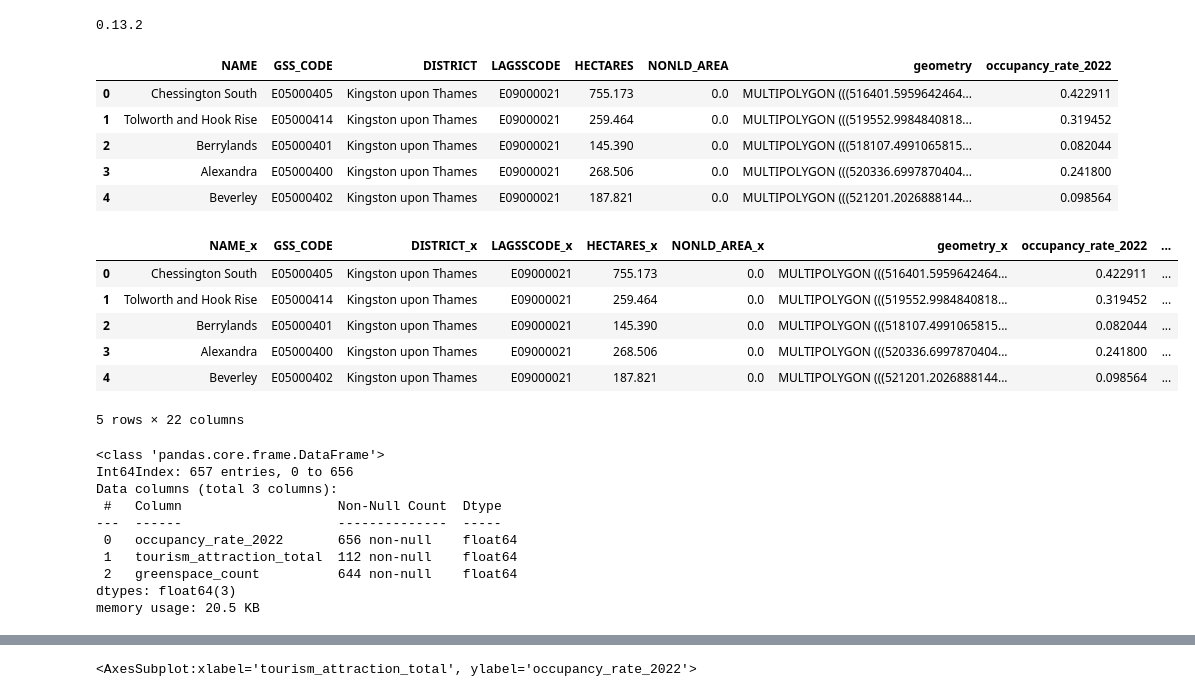
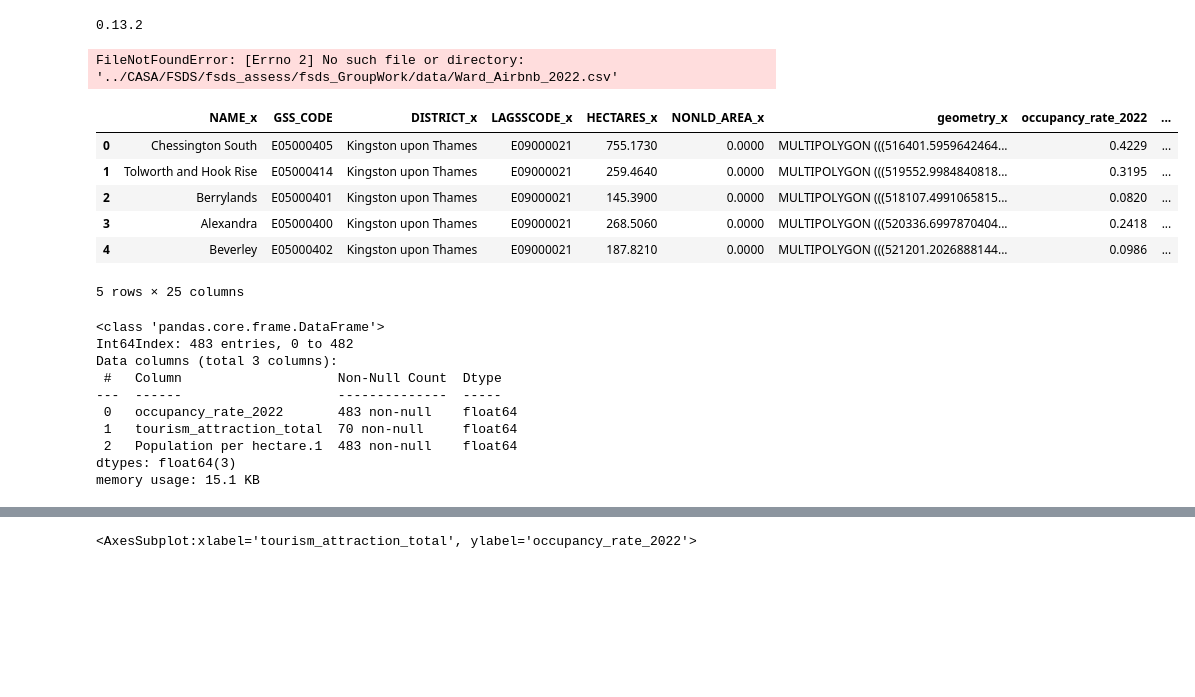
Before and after one commit to JinJiang22/fsds_GroupWork, a Jupyter notebook: independent_var.ipynb, the cells around one changed output, grey strips where cells are left out. Saved outputs shown, nothing was run; the diff lists cells and outputs as text; code cells hidden in the pictures; blank space fills up the shorter version.

```diff
--- a/independent_var.ipynb
+++ b/independent_var.ipynb
@@ -58,0 +52,6 @@ ValueError: Excel file format cannot be determined, you must specify an engine m
+# %%
+# Read the file from github repo URL
+url = "https://raw.githubusercontent.com/JinJiang22/fsds_GroupWork/main/data/population_density_2022.csv"
+pd_df= pd.read_csv(url, sep=";")
+
+pd_df.head(5)
@@ -944,51 +961,45 @@ print(statsmodels.__version__)
 # %%
 # Read the airbnb 2022 file from github repo URL
 url = "https://raw.githubusercontent.com/JinJiang22/fsds_GroupWork/main/data/analytical/Ward_Airbnb_2022.csv"
-abb_df = pd.read_csv(url)
+abb_df = pd.read_csv("../CASA/FSDS/fsds_assess/fsds_GroupWork/data/Ward_Airbnb_2022.csv")
 
 abb_df.head(5)
 # %% [output]
-|  | NAME | GSS_CODE | DISTRICT | LAGSSCODE | HECTARES | NONLD_AREA | geometry | occupancy_rate_2022 |
-| 0 | Chessington South | E05000405 | Kingston upon Thames | E09000021 | 755.173 | 0.0 | MULTIPOLYGON (((516401.5959642464... | 0.422911 |
-| 1 | Tolworth and Hook Rise | E05000414 | Kingston upon Thames | E09000021 | 259.464 | 0.0 | MULTIPOLYGON (((519552.9984840818... | 0.319452 |
-| 2 | Berrylands | E05000401 | Kingston upon Thames | E09000021 | 145.390 | 0.0 | MULTIPOLYGON (((518107.4991065815... | 0.082044 |
-| 3 | Alexandra | E05000400 | Kingston upon Thames | E09000021 | 268.506 | 0.0 | MULTIPOLYGON (((520336.6997870404... | 0.241800 |
-| 4 | Beverley | E05000402 | Kingston upon Thames | E09000021 | 187.821 | 0.0 | MULTIPOLYGON (((521201.2026888144... | 0.098564 |
+FileNotFoundError: [Errno 2] No such file or directory: '../CASA/FSDS/fsds_assess/fsds_GroupWork/data/Ward_Airbnb_2022.csv'
 # %%
 ## Merge dependent and independent variables dataframe into one dataframe
-dataframe = pd.merge(pd.merge(abb_df,ta_df,on='GSS_CODE'),gs_df,on='GSS_CODE')
+dataframe = pd.merge(pd.merge(abb_df,ta_df,on='GSS_CODE'),pd_df,on='GSS_CODE')
 
 dataframe.head()
 # %% [output]
 |  | NAME_x | GSS_CODE | DISTRICT_x | LAGSSCODE_x | HECTARES_x | NONLD_AREA_x | geometry_x | occupancy_rate_2022 | ... |
-| 0 | Chessington South | E05000405 | Kingston upon Thames | E09000021 | 755.173 | 0.0 | MULTIPOLYGON (((516401.5959642464... | 0.422911 | ... |
-| 1 | Tolworth and Hook Rise | E05000414 | Kingston upon Thames | E09000021 | 259.464 | 0.0 | MULTIPOLYGON (((519552.9984840818... | 0.319452 | ... |
-| 2 | Berrylands | E05000401 | Kingston upon Thames | E09000021 | 145.390 | 0.0 | MULTIPOLYGON (((518107.4991065815... | 0.082044 | ... |
-| 3 | Alexandra | E05000400 | Kingston upon Thames | E09000021 | 268.506 | 0.0 | MULTIPOLYGON (((520336.6997870404... | 0.241800 | ... |
-| 4 | Beverley | E05000402 | Kingston upon Thames | E09000021 | 187.821 | 0.0 | MULTIPOLYGON (((521201.2026888144... | 0.098564 | ... |
+| 0 | Chessington South | E05000405 | Kingston upon Thames | E09000021 | 755.1730 | 0.0000 | MULTIPOLYGON (((516401.5959642464... | 0.4229 | ... |
+| 1 | Tolworth and Hook Rise | E05000414 | Kingston upon Thames | E09000021 | 259.4640 | 0.0000 | MULTIPOLYGON (((519552.9984840818... | 0.3195 | ... |
+| 2 | Berrylands | E05000401 | Kingston upon Thames | E09000021 | 145.3900 | 0.0000 | MULTIPOLYGON (((518107.4991065815... | 0.0820 | ... |
+| 3 | Alexandra | E05000400 | Kingston upon Thames | E09000021 | 268.5060 | 0.0000 | MULTIPOLYGON (((520336.6997870404... | 0.2418 | ... |
+| 4 | Beverley | E05000402 | Kingston upon Thames | E09000021 | 187.8210 | 0.0000 | MULTIPOLYGON (((521201.2026888144... | 0.0986 | ... |
-5 rows × 22 columns
+5 rows × 25 columns
 # %%
 # Selecting attributes
 # Selecting variables needed
-df = dataframe[["occupancy_rate_2022", "tourism_attraction_total", "greenspace_count"]]
+df = dataframe[["occupancy_rate_2022", "tourism_attraction_total", "Population per hectare.1"]]
 
 df = df.apply(pd.to_numeric)
 
 # Checking the data
 df.head(5)
 df.info()
-b
 # %% [output]
 <class 'pandas.core.frame.DataFrame'>
-Int64Index: 657 entries, 0 to 656
+Int64Index: 483 entries, 0 to 482
 Data columns (total 3 columns):
  #   Column                    Non-Null Count  Dtype
 ---  ------                    --------------  -----
- 0   occupancy_rate_2022       656 non-null    float64
- 1   tourism_attraction_total  112 non-null    float64
- 2   greenspace_count          644 non-null    float64
+ 0   occupancy_rate_2022       483 non-null    float64
+ 1   tourism_attraction_total  70 non-null     float64
+ 2   Population per hectare.1  483 non-null    float64
 dtypes: float64(3)
-memory usage: 20.5 KB
+memory usage: 15.1 KB
 # %%
 df
 # %% [output]
```
Also changed, not shown: parts of 7 cells of this notebook, 1 other file.
